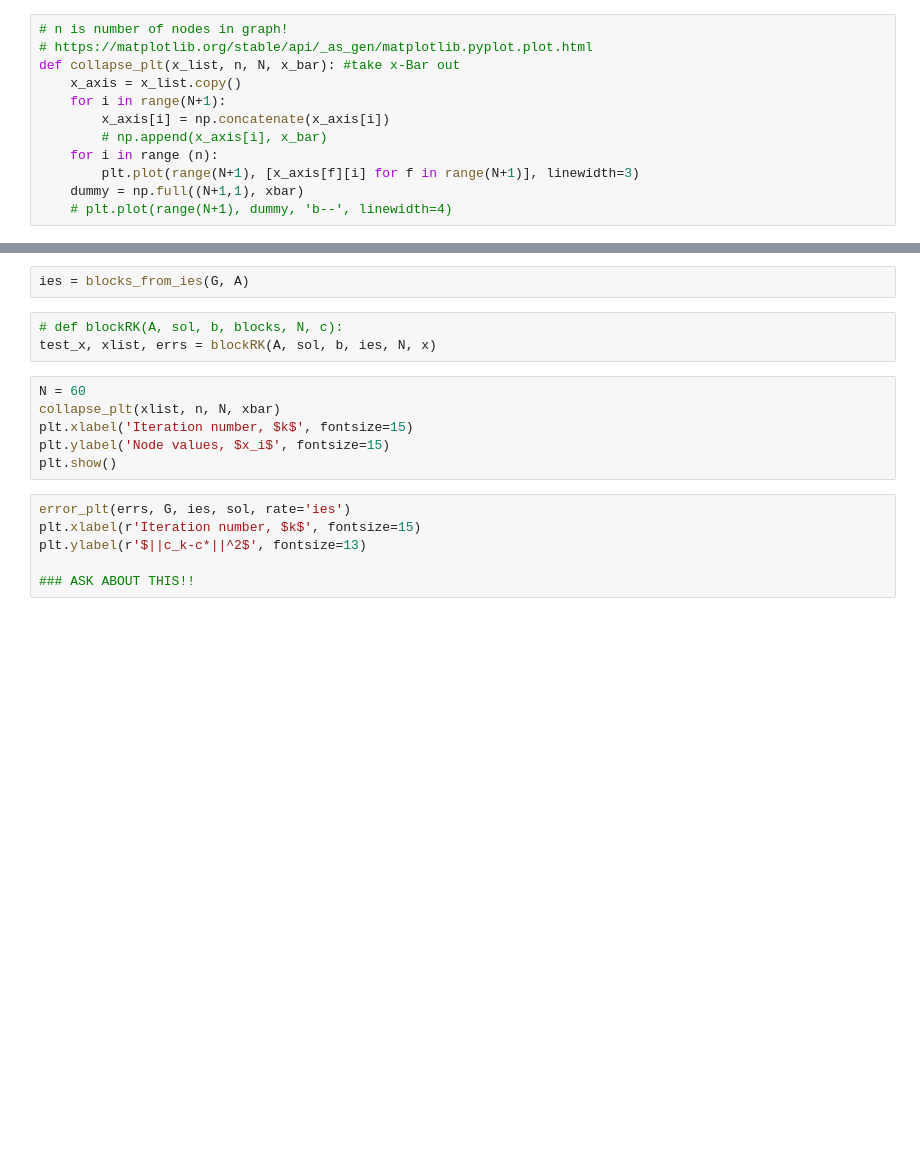
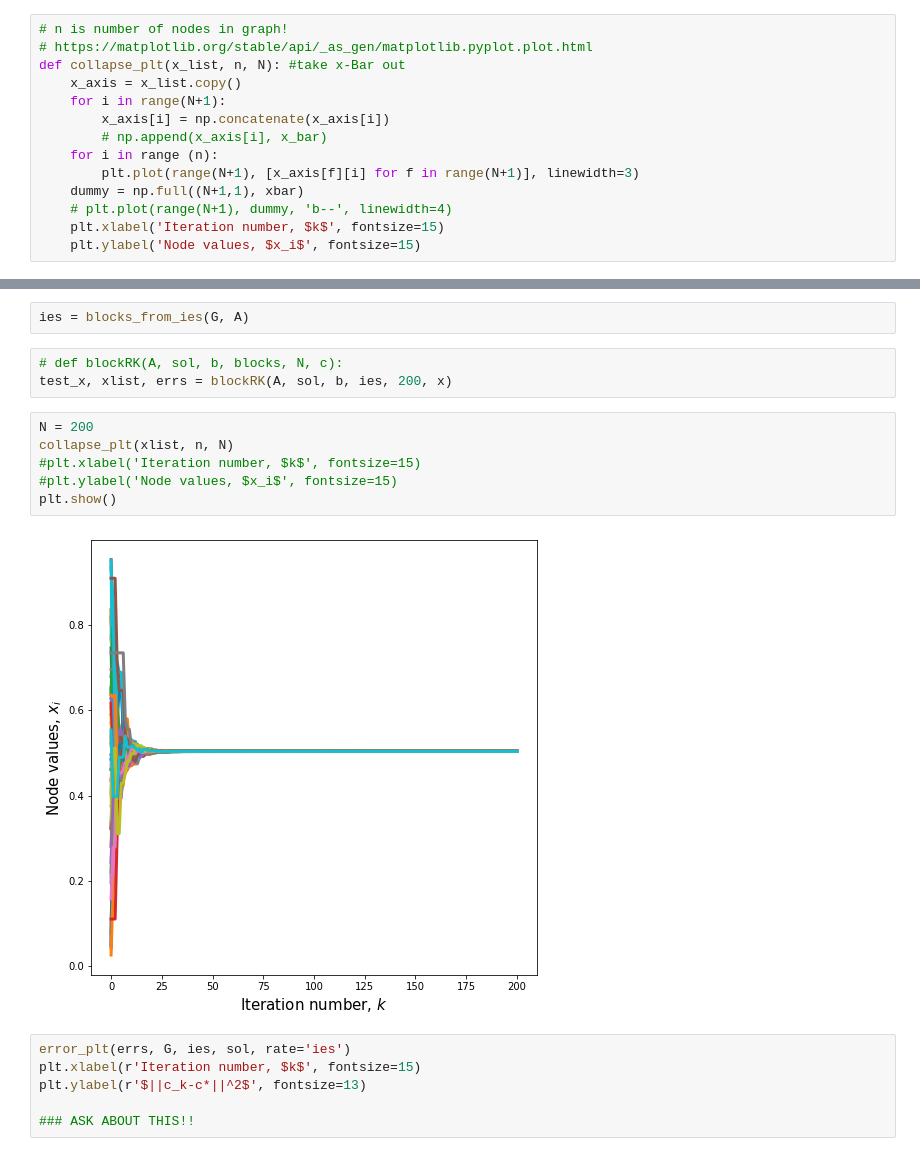
Before and after one commit to jamiehadd/AC-Kaczmarz, a Jupyter notebook: Block RK Methods - Working Copy.ipynb, the cells around one changed output, grey strips where cells are left out. Saved outputs shown, nothing was run; the diff lists cells and outputs as text; blank space fills up the shorter version.

```diff
--- a/Block RK Methods - Working Copy.ipynb
+++ b/Block RK Methods - Working Copy.ipynb
@@ -249,7 +249,7 @@ These graph the output of a specific Block RK function
 # %%
 # n is number of nodes in graph!
 # https://matplotlib.org/stable/api/_as_gen/matplotlib.pyplot.plot.html
-def collapse_plt(x_list, n, N, x_bar): #take x-Bar out
+def collapse_plt(x_list, n, N): #take x-Bar out
     x_axis = x_list.copy()
     for i in range(N+1):
         x_axis[i] = np.concatenate(x_axis[i])
@@ -258,6 +258,8 @@ def collapse_plt(x_list, n, N, x_bar): #take x-Bar out
         plt.plot(range(N+1), [x_axis[f][i] for f in range(N+1)], linewidth=3)
     dummy = np.full((N+1,1), xbar)
     # plt.plot(range(N+1), dummy, 'b--', linewidth=4)
+    plt.xlabel('Iteration number, $k$', fontsize=15)
+    plt.ylabel('Node values, $x_i$', fontsize=15)
 # %%
 def error_plt(errors, G, blks, sol, rate='arbi'):
     if rate == 'cliques':
@@ -502,13 +504,15 @@ plt.xlabel(r'Iteration number, $k$', fontsize=15)
 ies = blocks_from_ies(G, A)
 # %%
 # def blockRK(A, sol, b, blocks, N, c):
-test_x, xlist, errs = blockRK(A, sol, b, ies, N, x)
+test_x, xlist, errs = blockRK(A, sol, b, ies, 200, x)
 # %%
-N = 60
-collapse_plt(xlist, n, N, xbar)
-plt.xlabel('Iteration number, $k$', fontsize=15)
-plt.ylabel('Node values, $x_i$', fontsize=15)
+N = 200
+collapse_plt(xlist, n, N)
+#plt.xlabel('Iteration number, $k$', fontsize=15)
+#plt.ylabel('Node values, $x_i$', fontsize=15)
 plt.show()
+# %% [output]
+[figure, added]
 # %%
 error_plt(errs, G, ies, sol, rate='ies')
 plt.xlabel(r'Iteration number, $k$', fontsize=15)
```
Also changed, not shown: parts of 6 cells of this notebook, 5 other files.
